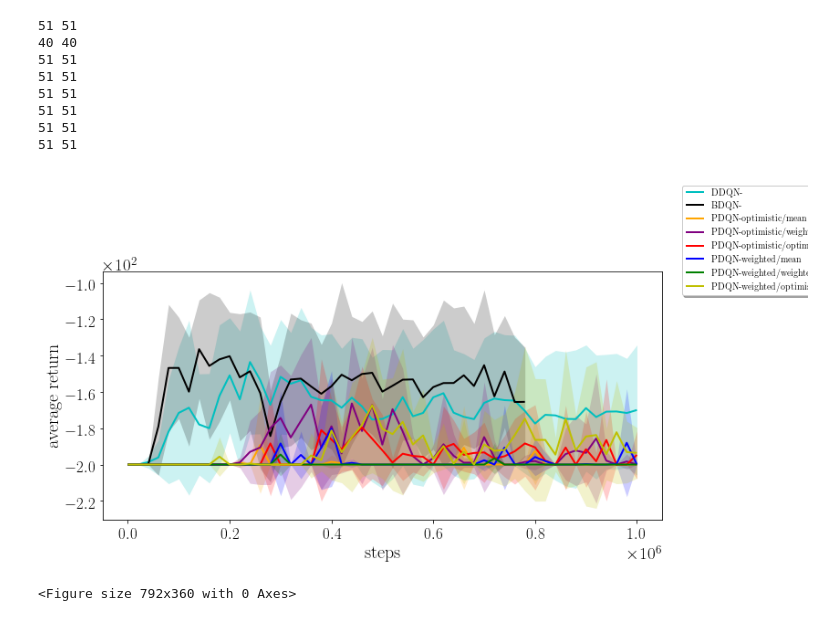
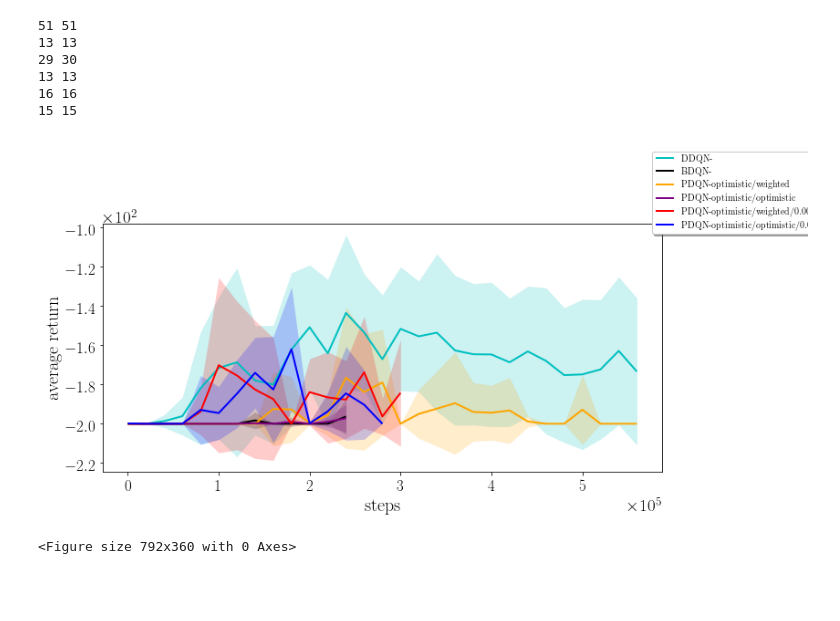
Before and after one commit to albertometelli/weightedDQN, a Jupyter notebook: dqn/atari/res_2/notebook.ipynb, the cells around one changed output. Cells and saved outputs as stored; diff of their text form; code cells hidden in the pictures; blank space fills up the shorter version.

```diff
--- a/dqn/atari/res_2/notebook.ipynb
+++ b/dqn/atari/res_2/notebook.ipynb
@@ -102,11 +102,12 @@ def plot_ci(xs, ys, conf, n, xlabel=None, ylabel=None, label=None, ax=None, **kw
     ax.tick_params(labelsize=TICKS_FONT_SIZE)
     return ax
 # %%
-environments = ['Mountain']#'BankHeist','Asterix','Asteroids'
+environments = ['mountain']#'BankHeist','Asterix','Asteroids'
 algorithms = ['dqn','boot','particle']#,,'boot'
 eval_freq = [2e4,1e3]
 #policies = [['weighted'],['weighted-gaussian'],['boot','weighted'],['eps-greedy', 'boltzmann']]
-updates = [[''],[''],['optimistic/mean','optimistic/weighted','optimistic/optimistic','weighted/mean','weighted/weighted','weighted/optimistic'],['weighted','max_mean'],['']]
+updates = [[''],[''],['optimistic/weighted','optimistic/optimistic','optimistic/weighted/0.0005','optimistic/optimistic/0.0005',
+                      'weighted/mean','weighted/weighted','weighted/optimistic'],['weighted','max_mean'],['']]
 alg_to_label={
         'particle':'PDQN',
         'gaussian':'GDQN',
@@ -139,7 +140,7 @@ alg_to_double_vec ={
 }
 
 conf = 0.95
-n_rows = 51
+n_rows = 29
 subsample = 1
 legend_labels = []
 legend_colors = []
@@ -179,39 +180,37 @@ for e,env in enumerate(environments):
                     if e == 0:
                         legend_labels.append(alg_to_label[alg])
                         legend_colors.append(col[i])
                         legend_markers.append(markers[i])
                     print(min_rows,max_rows)
                     cum_reward_test = np.stack(res)
                     #print(cum_reward_test)
                     indexes = [i*subsample for i in range(len(timesteps) // subsample)]
 
 
                     ax = plot_ci(timesteps[indexes],cum_reward_test[:, indexes], conf,
                                 5, xlabel='steps', ylabel='average return', label=alg_to_label[alg]+"-"+u ,
                                  ax=ax, linewidth=2.0, linestyle=ls[0], color=col[i])
                     #ax.set_ylim(limits[e])
 
                     i += 1
     lgd=fig.legend(loc='center right',
                           ncol=1, fancybox=True, shadow=True,bbox_to_anchor=(1.1,1))
 
     fig.savefig(env+".pdf",format='pdf', bbox_inches='tight',bbox_extra_artists=(lgd,))
 
 fig = plt.figure(figsize=(11, 5))
 patches = [ mlines.Line2D([], [], color=legend_colors[i], marker=legend_markers[i],
                           label=legend_labels[i])  for i in range(len(legend_labels)) ]
 
 #lgd=fig.legend( patches, legend_labels, ncol=6,
 #           loc='center')
 #fig.savefig('atari-legend.pdf',format='pdf',bbox_extra_artists=(lgd,), bbox_inches='tight')
 # %% [output]
 51 51
-40 40
-51 51
-51 51
-51 51
-51 51
-51 51
-51 51
+13 13
+29 30
+13 13
+16 16
+15 15
-[figure, old version]
+[figure, new version]
 <Figure size 792x360 with 0 Axes>
```
Also changed, not shown: 5 other files.
